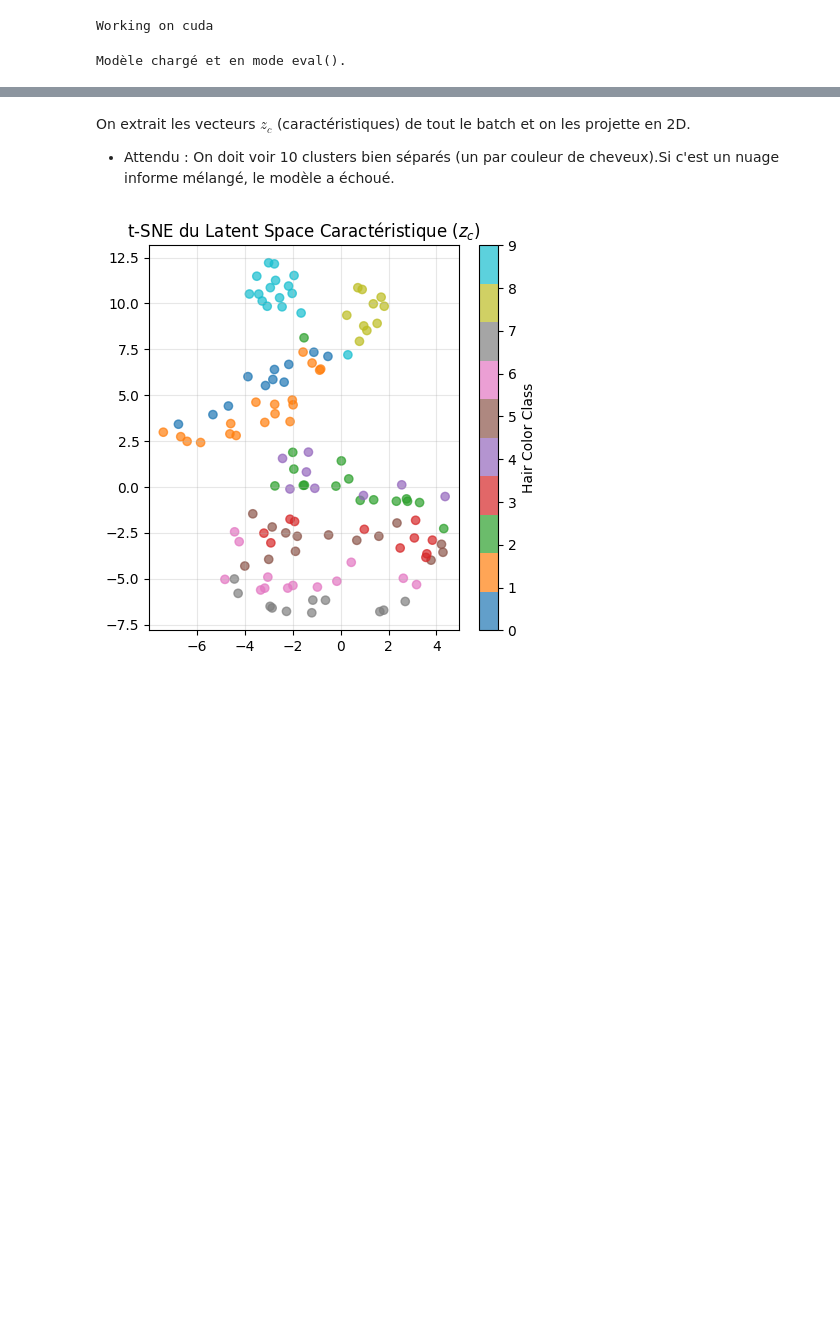
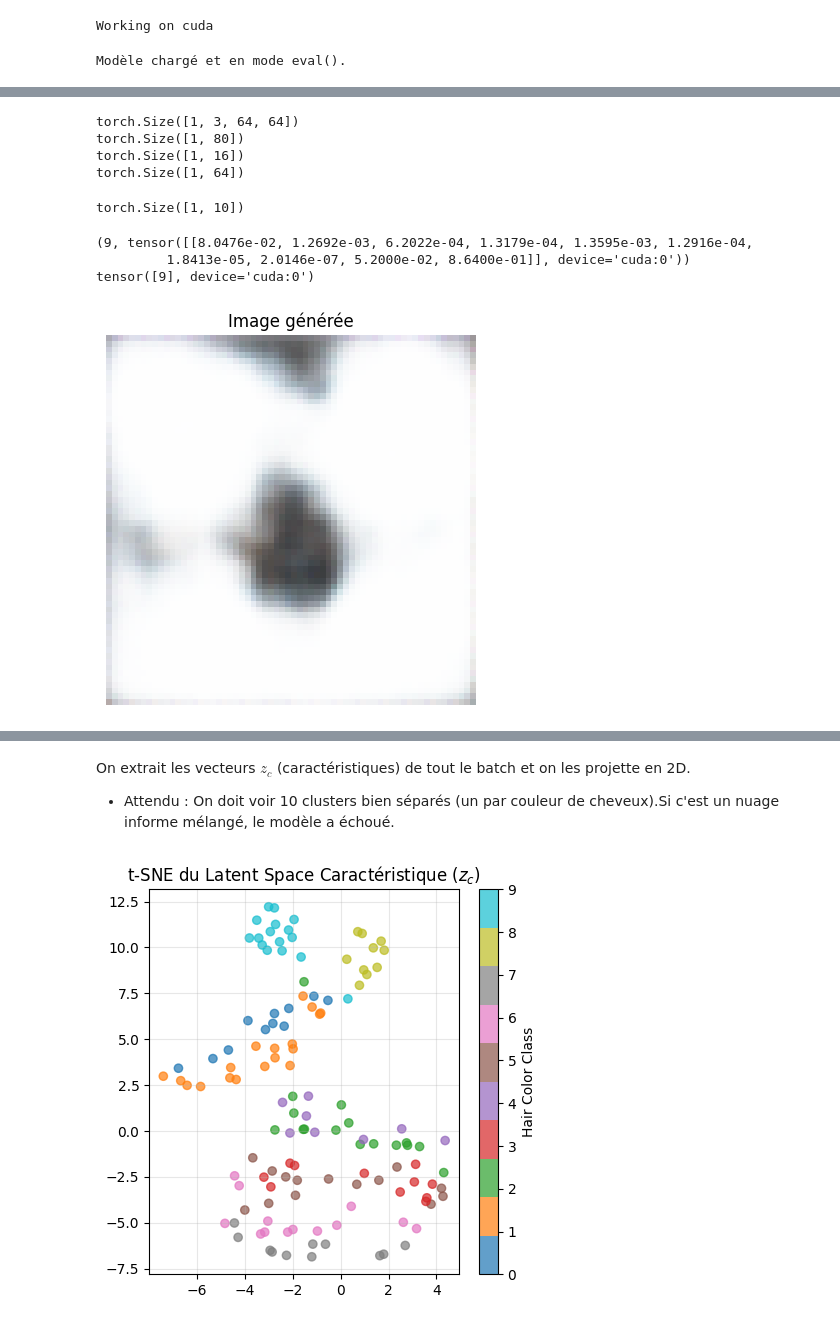
Before and after one commit to Farouc/ccvaes, a Jupyter notebook: demo_ccvae.ipynb, the cells around one changed output, grey strips where cells are left out. Cells and saved outputs as stored; diff of their text form; code cells hidden in the pictures; blank space fills up the shorter version.

```diff
--- a/demo_ccvae.ipynb
+++ b/demo_ccvae.ipynb
@@ -67,0 +128,52 @@ show_recons(fixed_x, model)
+# %%
+import matplotlib.pyplot as plt
+import numpy as np
+import torch
+
+def show_tensor_image(img_tensor, title="Image générée"):
+    """
+    img_tensor : (1, 3, 64, 64)
+    Affiche l'image.
+    """
+    img = img_tensor.squeeze(0).detach().cpu()        # (3,64,64)
+    img = img.permute(1, 2, 0).numpy()                # (64,64,3)
+    img = np.clip(img, 0, 1)                          # Sécurité
+
+    plt.imshow(img)
+    plt.title(title)
+    plt.axis('off')
+    plt.show()
+# %%
+# x_test=fixed_x
+# On prend la 1ère image du dataset
+x_test, y_test = dataset[0]
+
+# Le modèle attend un batch → on ajoute une dimension batch : (1,3,64,64)
+x_test = x_test.unsqueeze(0).to(DEVICE)
+y_test = torch.tensor([y_test], device=DEVICE)
+
+print(x_test.shape)
+z,zc,z_not_c=encode_to_z(model,x_test)
+print(z.shape)
+print(zc.shape)
+print(z_not_c.shape)
+# %% [output]
+torch.Size([1, 3, 64, 64])
+torch.Size([1, 80])
+torch.Size([1, 16])
+torch.Size([1, 64])
+# %%
+probas_from_zc(model,zc).shape
+# %% [output]
+torch.Size([1, 10])
+# %%
+print(classify_x(model,x_test))
+print(y_test)
+# %% [output]
+(9, tensor([[8.0476e-02, 1.2692e-03, 6.2022e-04, 1.3179e-04, 1.3595e-03, 1.2916e-04,
+         1.8413e-05, 2.0146e-07, 5.2000e-02, 8.6400e-01]], device='cuda:0'))
+tensor([9], device='cuda:0')
+# %%
+show_tensor_image(generate_random(model))
+# %% [output]
+[figure, added]
```
Also changed, not shown: parts of 10 cells of this notebook.
